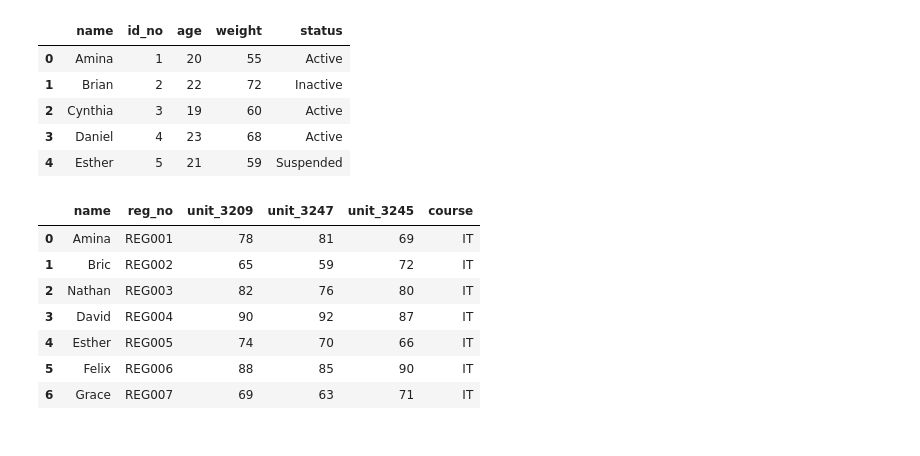
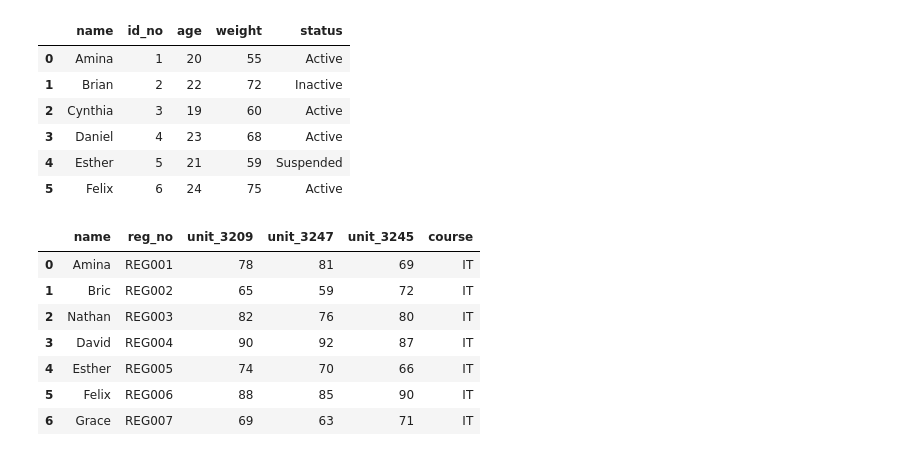
Before and after one commit to Clinton1029/Merging_data, a Jupyter notebook: Merging_data.ipynb, the cells around one changed output. Saved outputs shown, nothing was run; the diff lists cells and outputs as text; code cells hidden in the pictures.

```diff
--- a/Merging_data.ipynb
+++ b/Merging_data.ipynb
@@ -3,23 +3,24 @@
 # %%
 import pandas as pd
 
 data1={
     "name": ["Amina", "Brian", "Cynthia", "Daniel", "Esther", "Felix", "Grace"],
     "id_no": ["1", "2", "3", "4", "5", "6", "7"],
     "age": [20, 22, 19, 23, 21, 24, 18],
     "weight": [55, 72, 60, 68, 59, 75, 53],
     "status": ["Active", "Inactive", "Active", "Active", "Suspended", "Active", "Inactive"]
 }
 df_studio = pd.DataFrame(data1)
 
-df_studio.head()
+df_studio.head(6)
 # %% [output]
 |  | name | id_no | age | weight | status |
 | 0 | Amina | 1 | 20 | 55 | Active |
 | 1 | Brian | 2 | 22 | 72 | Inactive |
 | 2 | Cynthia | 3 | 19 | 60 | Active |
 | 3 | Daniel | 4 | 23 | 68 | Active |
 | 4 | Esther | 5 | 21 | 59 | Suspended |
+| 5 | Felix | 6 | 24 | 75 | Active |
 # %%
 data1 ={
     "name": ["Amina", "Bric", "Nathan", "David", "Esther", "Felix", "Grace"],
```
